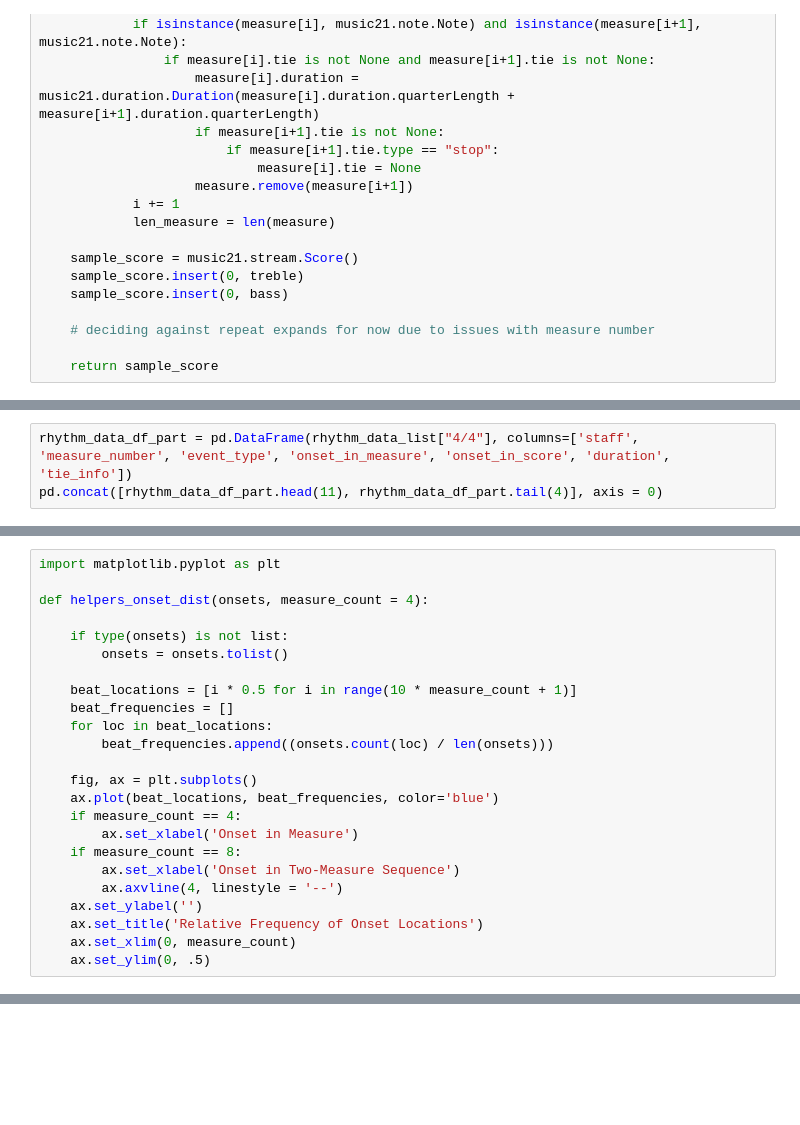
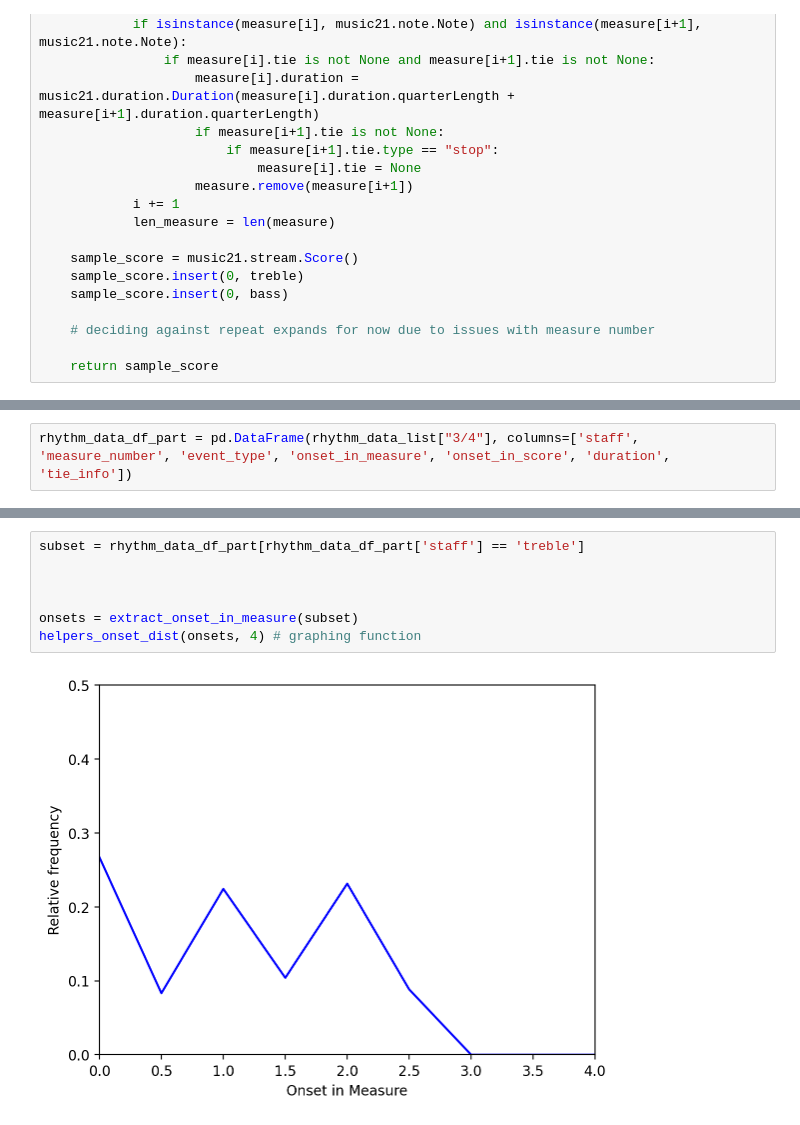
Before and after one commit to jgeaso1266/dm-group5-project1, a Jupyter notebook: Task_B.ipynb, the cells around one changed output, grey strips where cells are left out. Saved outputs shown, nothing was run; the diff lists cells and outputs as text; blank space fills up the shorter version.

```diff
--- a/Task_B.ipynb
+++ b/Task_B.ipynb
@@ -254,3 +271,2 @@ for el in data:
 # %%
-rhythm_data_df_part = pd.DataFrame(rhythm_data_list["4/4"], columns=['staff', 'measure_number', 'event_type', 'onset_in_measure', 'onset_in_score', 'duration', 'tie_info'])
-pd.concat([rhythm_data_df_part.head(11), rhythm_data_df_part.tail(4)], axis = 0)
+rhythm_data_df_part = pd.DataFrame(rhythm_data_list["3/4"], columns=['staff', 'measure_number', 'event_type', 'onset_in_measure', 'onset_in_score', 'duration', 'tie_info'])
@@ -274,24 +272,0 @@ pd.concat([rhythm_data_df_part.head(11), rhythm_data_df_part.tail(4)], axis = 0)
-# %%
-import matplotlib.pyplot as plt
-
-def helpers_onset_dist(onsets, measure_count = 4):
-
-    if type(onsets) is not list:
-        onsets = onsets.tolist()
-
-    beat_locations = [i * 0.5 for i in range(10 * measure_count + 1)]
-    beat_frequencies = []
-    for loc in beat_locations:
-        beat_frequencies.append((onsets.count(loc) / len(onsets)))
-
-    fig, ax = plt.subplots()
-    ax.plot(beat_locations, beat_frequencies, color='blue')
-    if measure_count == 4:
-        ax.set_xlabel('Onset in Measure')
-    if measure_count == 8:
-        ax.set_xlabel('Onset in Two-Measure Sequence')
-        ax.axvline(4, linestyle = '--')
-    ax.set_ylabel('')
-    ax.set_title('Relative Frequency of Onset Locations')
-    ax.set_xlim(0, measure_count)
-    ax.set_ylim(0, .5)
@@ -307,0 +273,9 @@ helpers_onset_dist(onsets, 4) # graphing function
+# %%
+subset = rhythm_data_df_part[rhythm_data_df_part['staff'] == 'treble']
+
+
+
+onsets = extract_onset_in_measure(subset)
+helpers_onset_dist(onsets, 4) # graphing function
+# %% [output]
+[figure, added]
```
Also changed, not shown: parts of 10 cells of this notebook.
